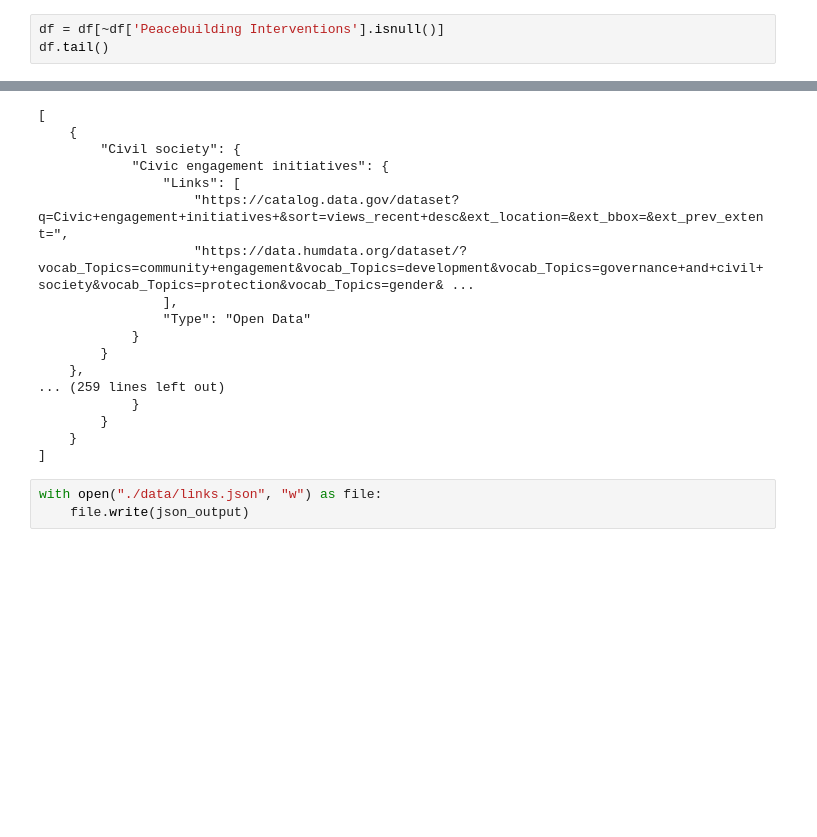
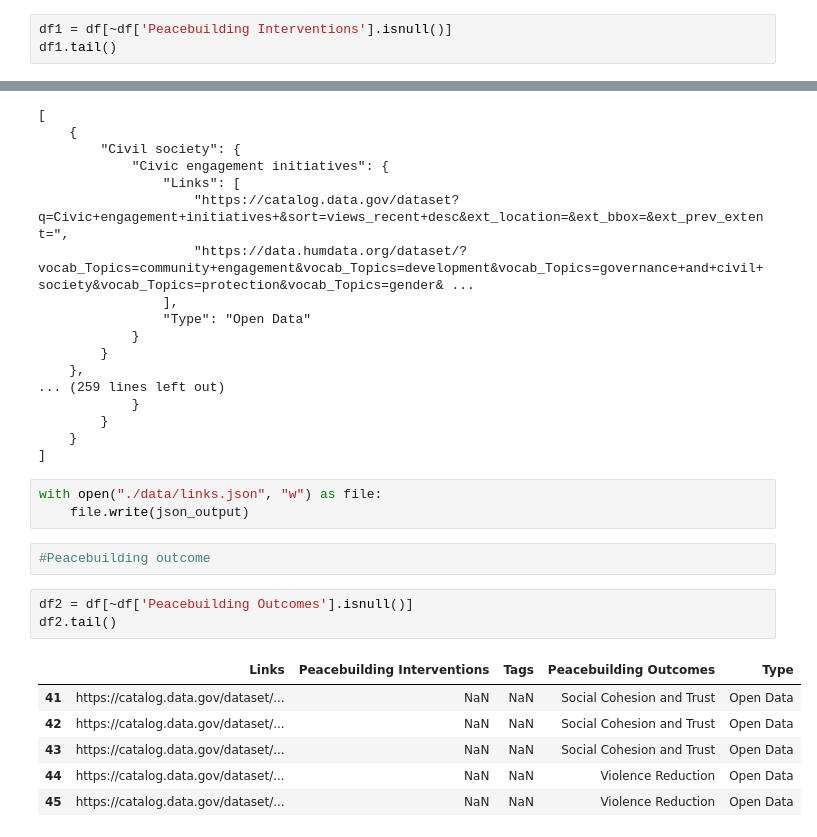
Before and after one commit to GW-DSSD/GIS4Peace, a Jupyter notebook: json_table.ipynb, the cells around one changed output, grey strips where cells are left out. Drawn from its saved outputs; the diff is of its cells as text; blank space fills up the shorter version.

```diff
--- a/json_table.ipynb
+++ b/json_table.ipynb
@@ -15,8 +15,8 @@ df.tail()
 | 46 | https://data.humdata.org/dataset/... | State Institution | Justice system support/reform | NaN | Open Data |
 | 47 | https://data.humdata.org/dataset/... | State Institution | Land reform | NaN | Open Data |
 # %%
-df = df[~df['Peacebuilding Interventions'].isnull()]
-df.tail()
+df1 = df[~df['Peacebuilding Interventions'].isnull()]
+df1.tail()
 # %% [output]
 |  | Links | Peacebuilding Interventions | Tags | Peacebuilding Outcomes | Type |
 | 35 | https://data.humdata.org/dataset/... | Civil society | Civil society capacity building | NaN | Open Data |
@@ -84,3 +84,15 @@ print(json_output)
 # %%
 with open("./data/links.json", "w") as file:
     file.write(json_output)
+# %%
+#Peacebuilding outcome
+# %%
+df2 = df[~df['Peacebuilding Outcomes'].isnull()]
+df2.tail()
+# %% [output]
+|  | Links | Peacebuilding Interventions | Tags | Peacebuilding Outcomes | Type |
+| 41 | https://catalog.data.gov/dataset/... | NaN | NaN | Social Cohesion and Trust | Open Data |
+| 42 | https://catalog.data.gov/dataset/... | NaN | NaN | Social Cohesion and Trust | Open Data |
+| 43 | https://catalog.data.gov/dataset/... | NaN | NaN | Social Cohesion and Trust | Open Data |
+| 44 | https://catalog.data.gov/dataset/... | NaN | NaN | Violence Reduction | Open Data |
+| 45 | https://catalog.data.gov/dataset/... | NaN | NaN | Violence Reduction | Open Data |
```
Also changed, not shown: parts of 3 cells of this notebook, 1 other file.
